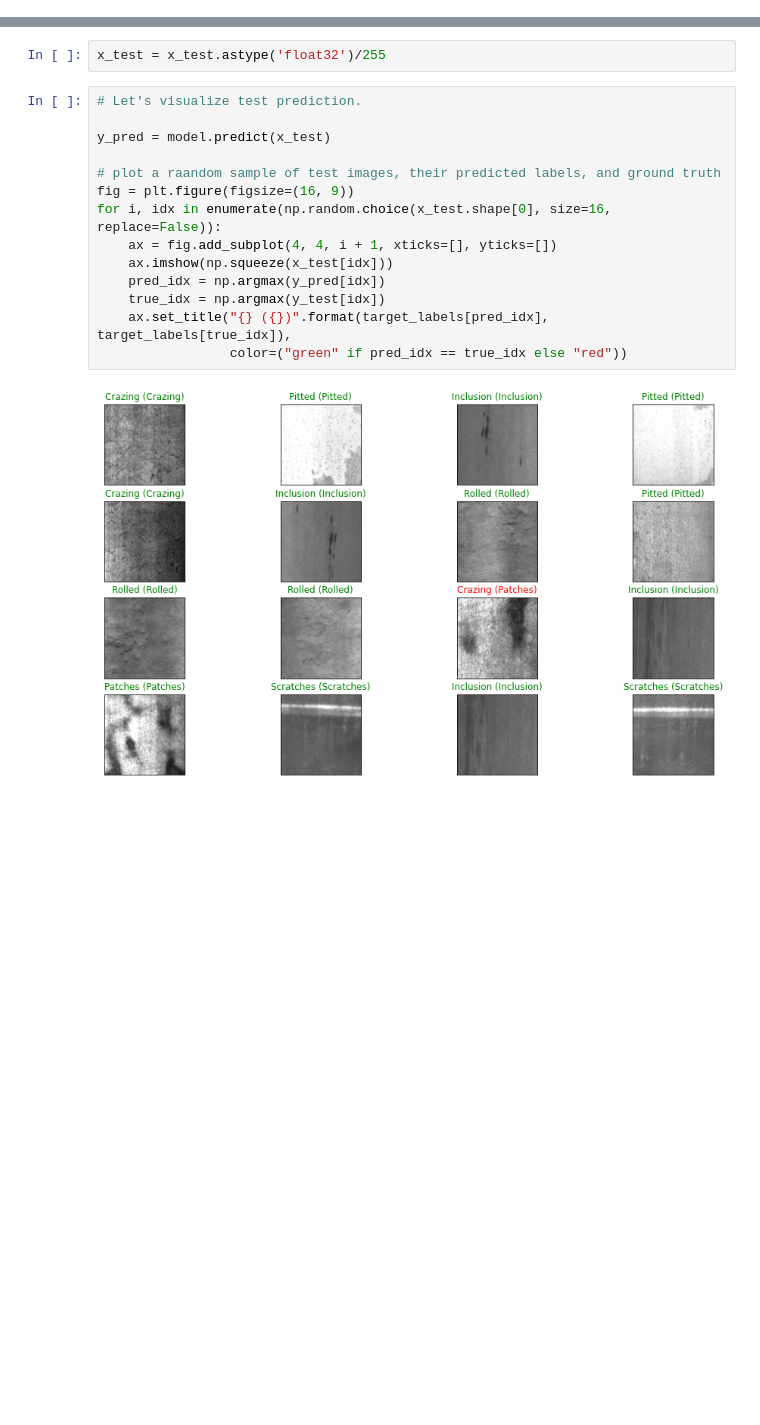
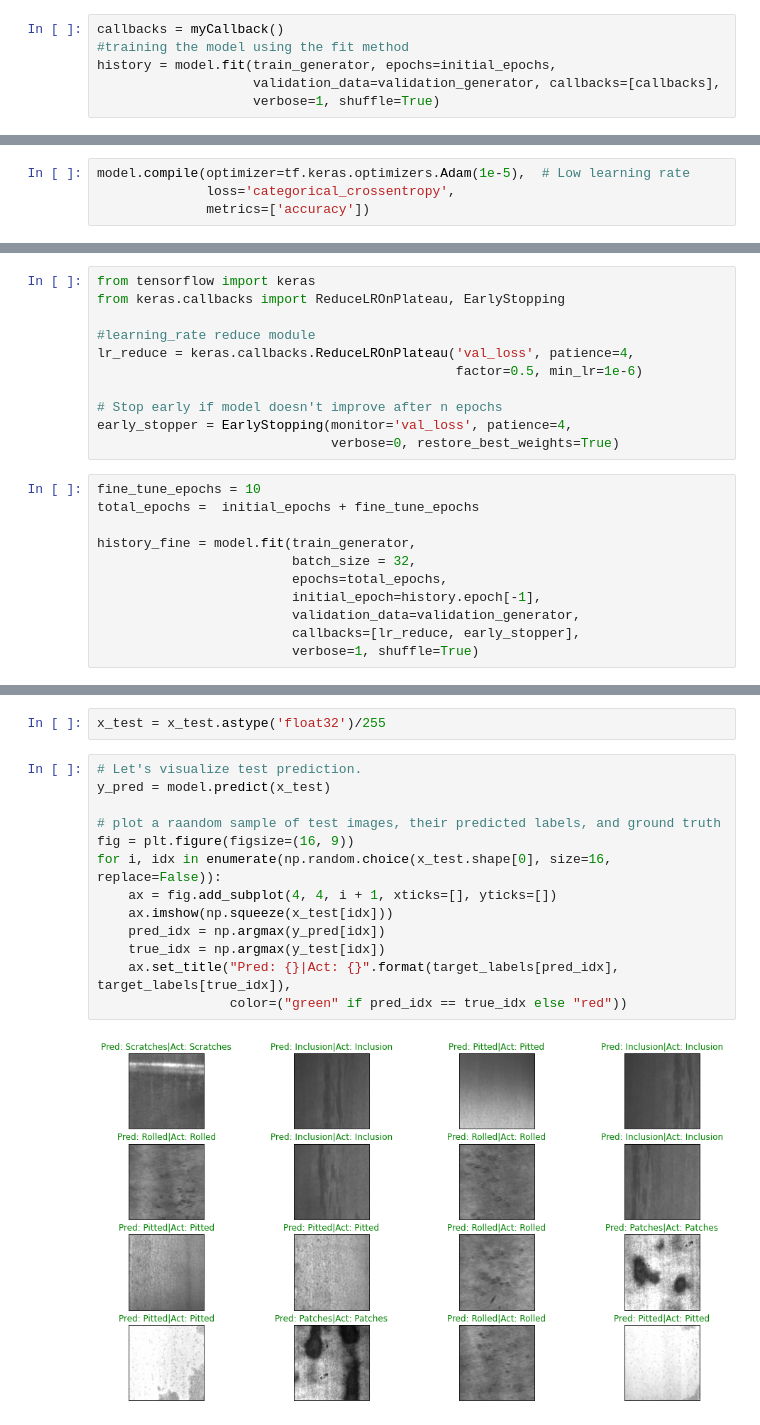
Before and after one commit to mendiang/Metal-Surface-Defect, a Jupyter notebook: Metal_Surface_Defects_NEU_DET.ipynb, the cells around one changed output, grey strips where cells are left out. Saved outputs shown, nothing was run; the diff lists cells and outputs as text; blank space fills up the shorter version.

```diff
--- a/Metal_Surface_Defects_NEU_DET.ipynb
+++ b/Metal_Surface_Defects_NEU_DET.ipynb
@@ -213,0 +251,6 @@ x_test, y_test,target_labels = load_dataset(test_dir)
+# %%
+callbacks = myCallback()
+#training the model using the fit method
+history = model.fit(train_generator, epochs=initial_epochs,
+                    validation_data=validation_generator, callbacks=[callbacks],
+                    verbose=1, shuffle=True)
@@ -213,0 +340,4 @@ x_test, y_test,target_labels = load_dataset(test_dir)
+# %%
+model.compile(optimizer=tf.keras.optimizers.Adam(1e-5),  # Low learning rate
+              loss='categorical_crossentropy',
+              metrics=['accuracy'])
@@ -213,0 +363,22 @@ x_test, y_test,target_labels = load_dataset(test_dir)
+# %%
+from tensorflow import keras
+from keras.callbacks import ReduceLROnPlateau, EarlyStopping
+
+#learning_rate reduce module
+lr_reduce = keras.callbacks.ReduceLROnPlateau('val_loss', patience=4,
+                                              factor=0.5, min_lr=1e-6)
+
+# Stop early if model doesn't improve after n epochs
+early_stopper = EarlyStopping(monitor='val_loss', patience=4,
+                              verbose=0, restore_best_weights=True)
+# %%
+fine_tune_epochs = 10
+total_epochs =  initial_epochs + fine_tune_epochs
+
+history_fine = model.fit(train_generator,
+                         batch_size = 32,
+                         epochs=total_epochs,
+                         initial_epoch=history.epoch[-1],
+                         validation_data=validation_generator,
+                         callbacks=[lr_reduce, early_stopper],
+                         verbose=1, shuffle=True)
@@ -238,17 +472,16 @@ Test set shape :  (72, 200, 200, 3)
 x_test = x_test.astype('float32')/255
 # %%
 # Let's visualize test prediction.
-
 y_pred = model.predict(x_test)
 
 # plot a raandom sample of test images, their predicted labels, and ground truth
 fig = plt.figure(figsize=(16, 9))
 for i, idx in enumerate(np.random.choice(x_test.shape[0], size=16, replace=False)):
     ax = fig.add_subplot(4, 4, i + 1, xticks=[], yticks=[])
     ax.imshow(np.squeeze(x_test[idx]))
     pred_idx = np.argmax(y_pred[idx])
     true_idx = np.argmax(y_test[idx])
-    ax.set_title("{} ({})".format(target_labels[pred_idx], target_labels[true_idx]),
+    ax.set_title("Pred: {}|Act: {}".format(target_labels[pred_idx], target_labels[true_idx]),
                  color=("green" if pred_idx == true_idx else "red"))
 # %% [output]
-[figure, old version]
+[figure, new version]
```
Also changed, not shown: parts of 63 cells of this notebook.
